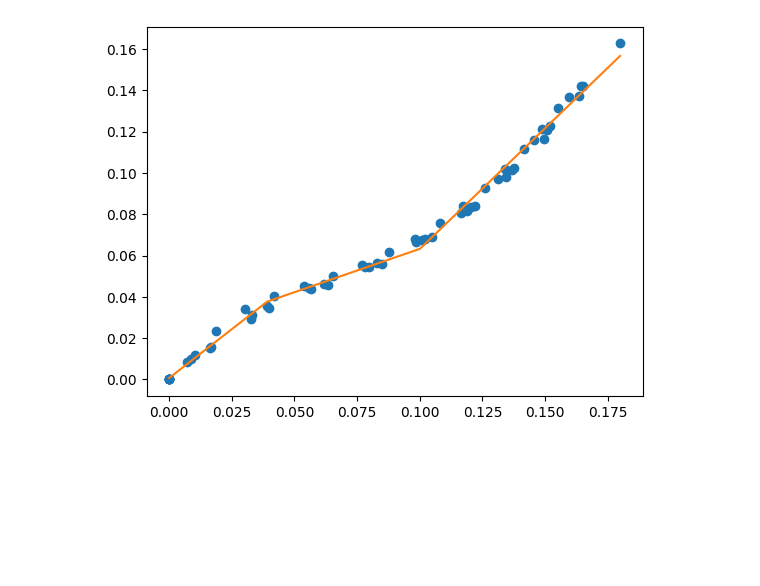
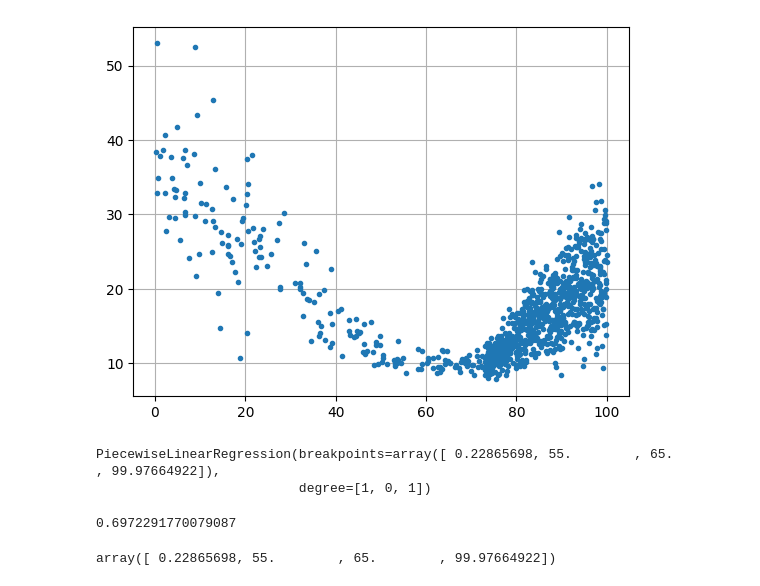
Before and after one commit to ensley-nexant/pwlreg, a Jupyter notebook: notebooks/scratch.ipynb, the cells around one changed output. Cells and saved outputs as stored; diff of their text form; code cells hidden in the pictures; blank space fills up the shorter version.

```diff
--- a/notebooks/scratch.ipynb
+++ b/notebooks/scratch.ipynb
@@ -48,3 +59,34 @@ x = np.array([0.00000000e+00, 8.82678000e-03, 3.25615100e-02,
+# %%
+cp1, cp2 = 52, 73
+
+rng = np.random.default_rng(1234)
+x = np.concatenate(
+    (
+        rng.uniform(0, cp2, 200),
+        rng.uniform(cp2, 100, 800),
+    )
+)
+sigma = np.piecewise(
+    x,
+    [x < cp1, (cp1 <= x) & (x < cp2), x >= cp2],
+    [
+        lambda x: 1 + 0.15 * (cp1 - x),
+        1,
+        lambda x: 1 + 0.15 * (x - cp2),
+    ]
+)
+y, sigma = generate_building_model_data(
+    x,
+    "both",
+    (10, -0.5, 0.5, cp1, cp2),
+    sigma,
+    rng=rng,
+)
+# %%
+plt.plot(x, y, '.')
+plt.grid(True)
+# %% [output]
+[figure, added]
 # %%
 def plot_piecewise_regression(pwm, x, y):
     xx = np.linspace(min(x), max(x), 1000)
@@ -58,6 +106,18 @@ def plot_piecewise_regression(pwm, x, y):
     plt.grid(True)
 # %%
 # your desired line segment end locations
-x0 = np.array([min(x), 0.039, 0.10, max(x)])
+x0 = np.array([min(x), 55, 65, max(x)])
-# %% [output]
-[figure, removed]
+# %%
+mod1 = pw.PiecewiseLinearRegression(breakpoints=x0, degree=[1, 0, 1])
+mod1.fit(x, y)
+# %% [output]
+PiecewiseLinearRegression(breakpoints=array([ 0.22865698, 55.        , 65.        , 99.97664922]),
+                          degree=[1, 0, 1])
+# %%
+mod1.score(x, y)
+# %% [output]
+0.6972291770079087
+# %%
+mod1.breakpoints
+# %% [output]
+array([ 0.22865698, 55.        , 65.        , 99.97664922])
```
Also changed, not shown: parts of 13 cells of this notebook, 3 other files.
